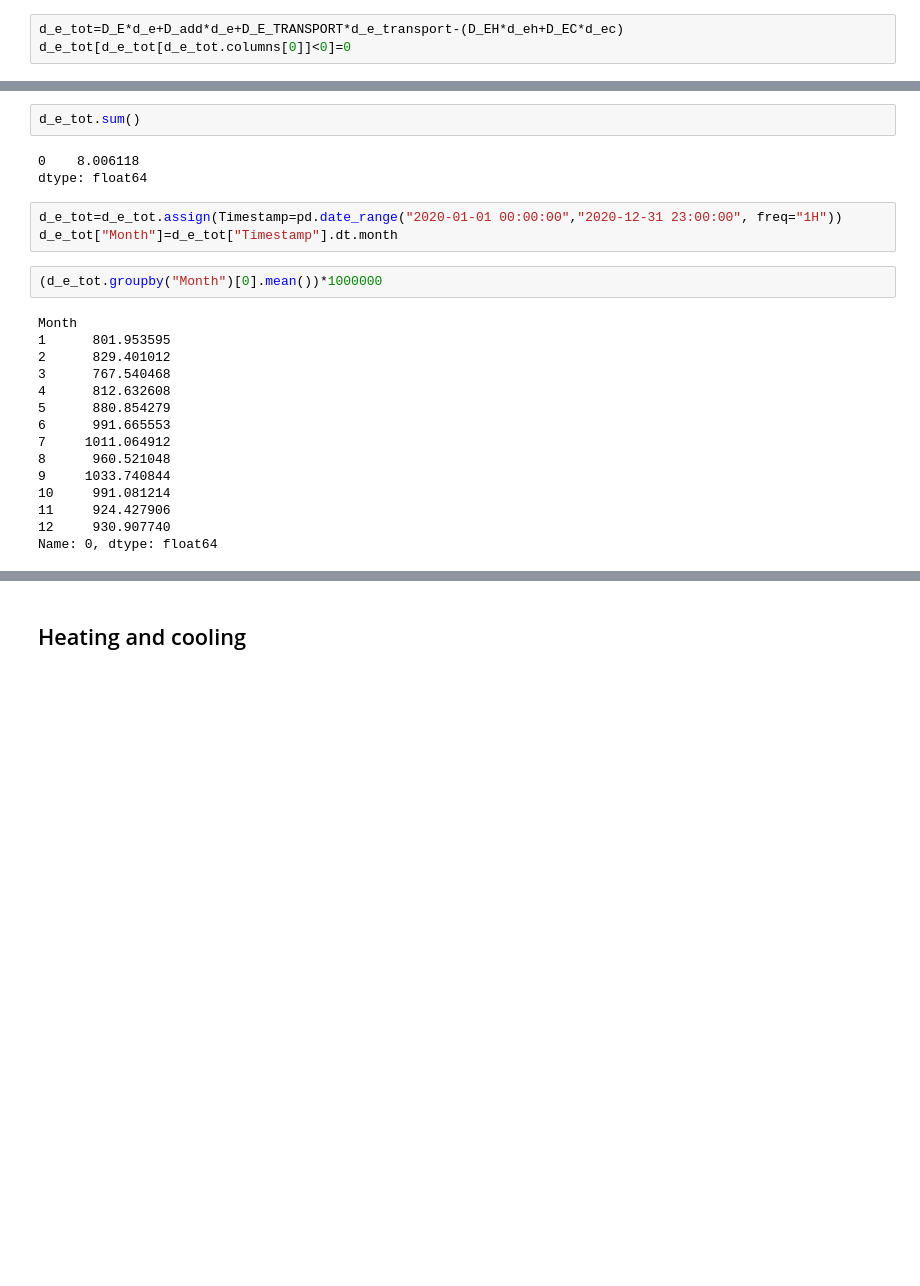
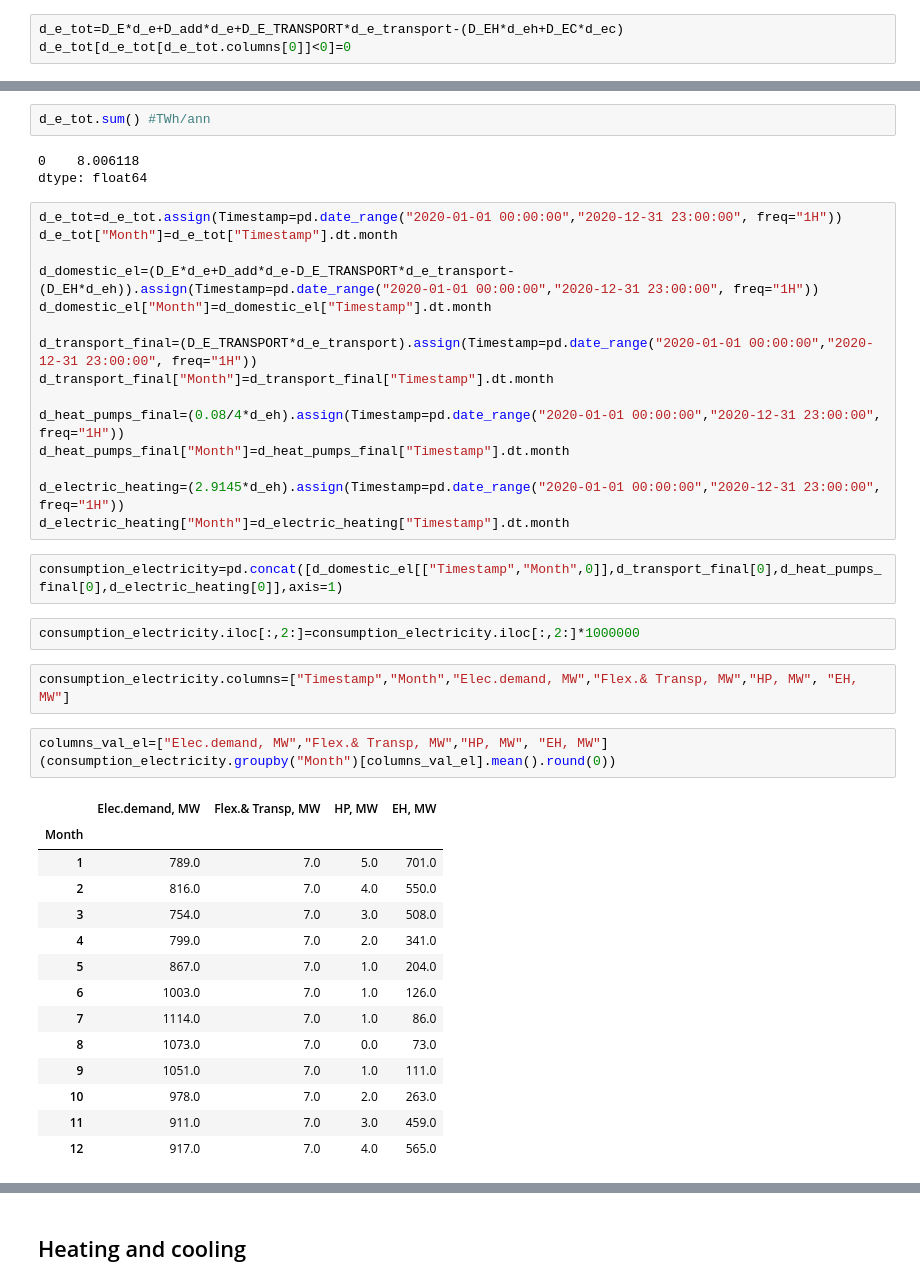
Before and after one commit to ehlimana/Electricity-analysis, a Jupyter notebook: EnergyPLAN_Calculation_validation.ipynb, the cells around one changed output, grey strips where cells are left out. Drawn from its saved outputs; the diff is of its cells as text; blank space fills up the shorter version.

```diff
--- a/EnergyPLAN_Calculation_validation.ipynb
+++ b/EnergyPLAN_Calculation_validation.ipynb
@@ -27,25 +35,44 @@ d_e_tot[d_e_tot[d_e_tot.columns[0]]<0]=0
 # %%
-d_e_tot.sum()
+d_e_tot.sum() #TWh/ann
 # %% [output]
 0    8.006118
 dtype: float64
 # %%
 d_e_tot=d_e_tot.assign(Timestamp=pd.date_range("2020-01-01 00:00:00","2020-12-31 23:00:00", freq="1H"))
 d_e_tot["Month"]=d_e_tot["Timestamp"].dt.month
+
+d_domestic_el=(D_E*d_e+D_add*d_e-D_E_TRANSPORT*d_e_transport-(D_EH*d_eh)).assign(Timestamp=pd.date_range("2020-01-01 00:00:00","2020-12-31 23:00:00", freq="1H"))
+d_domestic_el["Month"]=d_domestic_el["Timestamp"].dt.month
+
+d_transport_final=(D_E_TRANSPORT*d_e_transport).assign(Timestamp=pd.date_range("2020-01-01 00:00:00","2020-12-31 23:00:00", freq="1H"))
+d_transport_final["Month"]=d_transport_final["Timestamp"].dt.month
+
+d_heat_pumps_final=(0.08/4*d_eh).assign(Timestamp=pd.date_range("2020-01-01 00:00:00","2020-12-31 23:00:00", freq="1H"))
+d_heat_pumps_final["Month"]=d_heat_pumps_final["Timestamp"].dt.month
+
+d_electric_heating=(2.9145*d_eh).assign(Timestamp=pd.date_range("2020-01-01 00:00:00","2020-12-31 23:00:00", freq="1H"))
+d_electric_heating["Month"]=d_electric_heating["Timestamp"].dt.month
+# %%
+consumption_electricity=pd.concat([d_domestic_el[["Timestamp","Month",0]],d_transport_final[0],d_heat_pumps_final[0],d_electric_heating[0]],axis=1)
+# %%
+consumption_electricity.iloc[:,2:]=consumption_electricity.iloc[:,2:]*1000000
+# %%
+consumption_electricity.columns=["Timestamp","Month","Elec.demand, MW","Flex.& Transp, MW","HP, MW", "EH, MW"]
 # %%
-(d_e_tot.groupby("Month")[0].mean())*1000000
+columns_val_el=["Elec.demand, MW","Flex.& Transp, MW","HP, MW", "EH, MW"]
+(consumption_electricity.groupby("Month")[columns_val_el].mean().round(0))
 # %% [output]
-Month
-1      801.953595
-2      829.401012
-3      767.540468
-4      812.632608
-5      880.854279
-6      991.665553
-7     1011.064912
-8      960.521048
-9     1033.740844
-10     991.081214
-11     924.427906
-12     930.907740
-Name: 0, dtype: float64
+|  | Elec.demand, MW | Flex.& Transp, MW | HP, MW | EH, MW |
+| Month |  |  |  |  |
+| 1 | 789.0 | 7.0 | 5.0 | 701.0 |
+| 2 | 816.0 | 7.0 | 4.0 | 550.0 |
+| 3 | 754.0 | 7.0 | 3.0 | 508.0 |
+| 4 | 799.0 | 7.0 | 2.0 | 341.0 |
+| 5 | 867.0 | 7.0 | 1.0 | 204.0 |
+| 6 | 1003.0 | 7.0 | 1.0 | 126.0 |
+| 7 | 1114.0 | 7.0 | 1.0 | 86.0 |
+| 8 | 1073.0 | 7.0 | 0.0 | 73.0 |
+| 9 | 1051.0 | 7.0 | 1.0 | 111.0 |
+| 10 | 978.0 | 7.0 | 2.0 | 263.0 |
+| 11 | 911.0 | 7.0 | 3.0 | 459.0 |
+| 12 | 917.0 | 7.0 | 4.0 | 565.0 |
```
Also changed, not shown: parts of 118 cells of this notebook, 1 other file.
